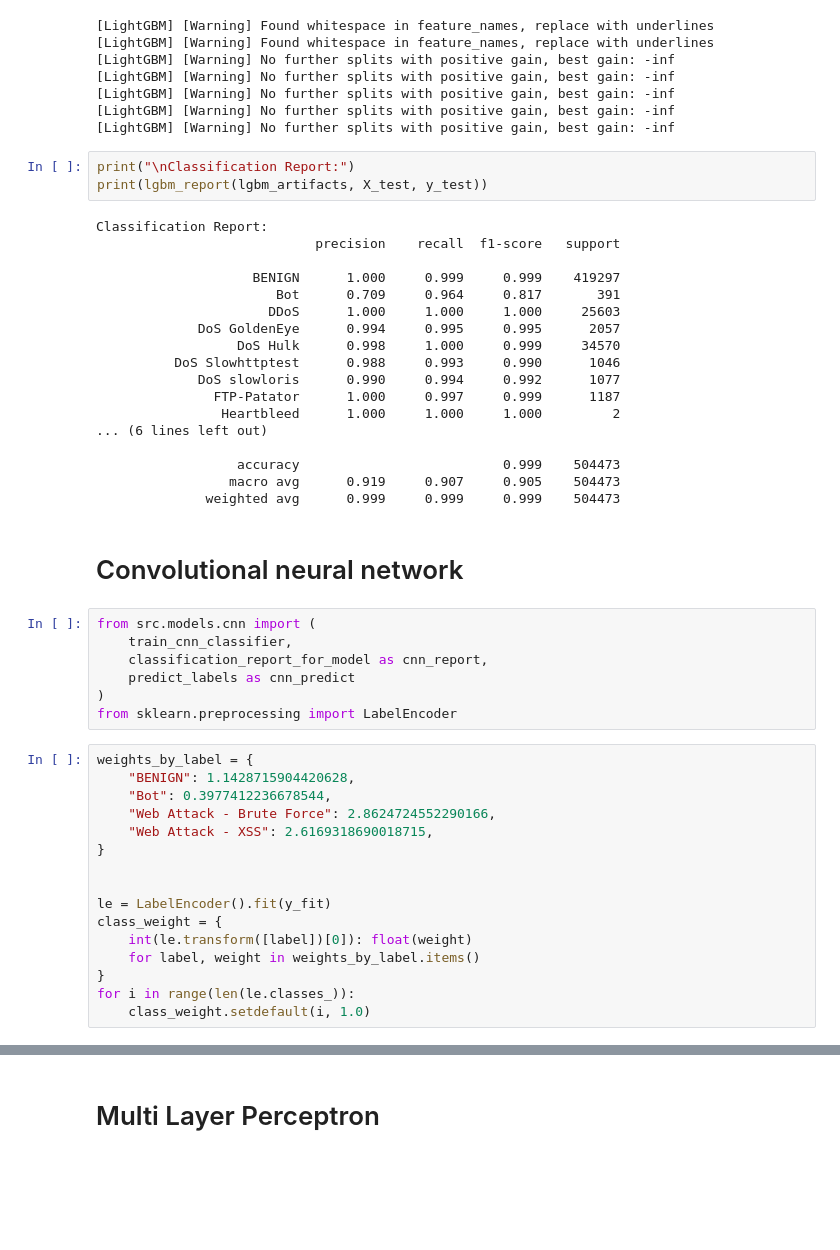
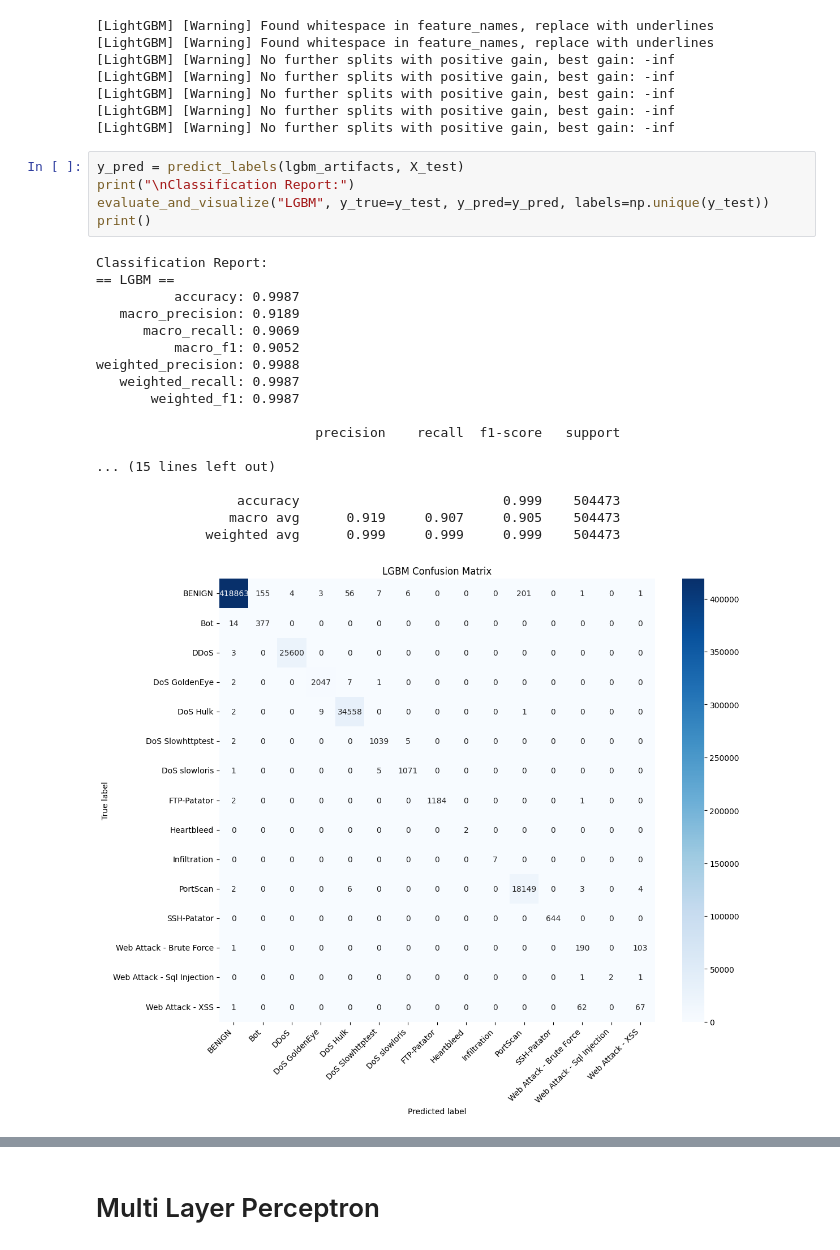
Before and after one commit to levipare/cs3540-final, a Jupyter notebook: test.ipynb, the cells around one changed output, grey strips where cells are left out. Saved outputs shown, nothing was run; the diff lists cells and outputs as text; blank space fills up the shorter version.

```diff
--- a/test.ipynb
+++ b/test.ipynb
@@ -223,48 +236,26 @@ lgbm_artifacts = train_lightgbm_classifier(
 [LightGBM] [Warning] No further splits with positive gain, best gain: -inf
 [LightGBM] [Warning] No further splits with positive gain, best gain: -inf
 # %%
+y_pred = predict_labels(lgbm_artifacts, X_test)
 print("\nClassification Report:")
-print(lgbm_report(lgbm_artifacts, X_test, y_test))
+evaluate_and_visualize("LGBM", y_true=y_test, y_pred=y_pred, labels=np.unique(y_test))
+print()
 # %% [output]
 Classification Report:
+== LGBM ==
+          accuracy: 0.9987
+   macro_precision: 0.9189
+      macro_recall: 0.9069
+          macro_f1: 0.9052
+weighted_precision: 0.9988
+   weighted_recall: 0.9987
+       weighted_f1: 0.9987
+
                             precision    recall  f1-score   support
 
-                    BENIGN      1.000     0.999     0.999    419297
-                       Bot      0.709     0.964     0.817       391
-                      DDoS      1.000     1.000     1.000     25603
-             DoS GoldenEye      0.994     0.995     0.995      2057
-                  DoS Hulk      0.998     1.000     0.999     34570
-          DoS Slowhttptest      0.988     0.993     0.990      1046
-             DoS slowloris      0.990     0.994     0.992      1077
-               FTP-Patator      1.000     0.997     0.999      1187
-                Heartbleed      1.000     1.000     1.000         2
-... (6 lines left out)
+... (15 lines left out)
 
                   accuracy                          0.999    504473
                  macro avg      0.919     0.907     0.905    504473
               weighted avg      0.999     0.999     0.999    504473
+[figure, added]
-# %% [markdown]
-# Convolutional neural network
-# %%
-from src.models.cnn import (
-    train_cnn_classifier,
-    classification_report_for_model as cnn_report,
-    predict_labels as cnn_predict
-)
-from sklearn.preprocessing import LabelEncoder
-# %%
-weights_by_label = {
-    "BENIGN": 1.1428715904420628,
-    "Bot": 0.3977412236678544,
-    "Web Attack - Brute Force": 2.8624724552290166,
-    "Web Attack - XSS": 2.6169318690018715,
-}
-
-
-le = LabelEncoder().fit(y_fit)
-class_weight = {
-    int(le.transform([label])[0]): float(weight)
-    for label, weight in weights_by_label.items()
-}
-for i in range(len(le.classes_)):
-    class_weight.setdefault(i, 1.0)
```
Also changed, not shown: parts of 12 cells of this notebook, 3 other files.
